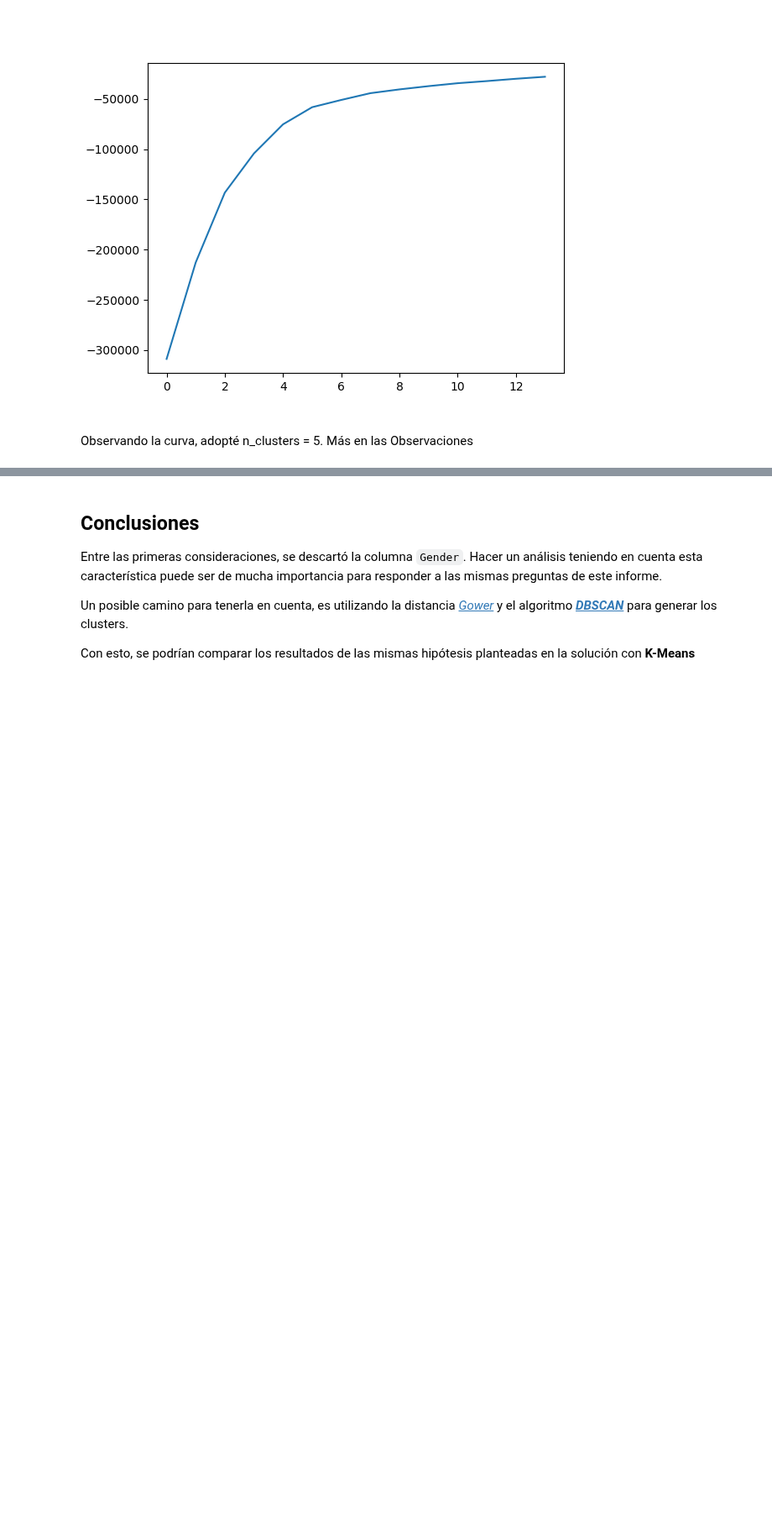
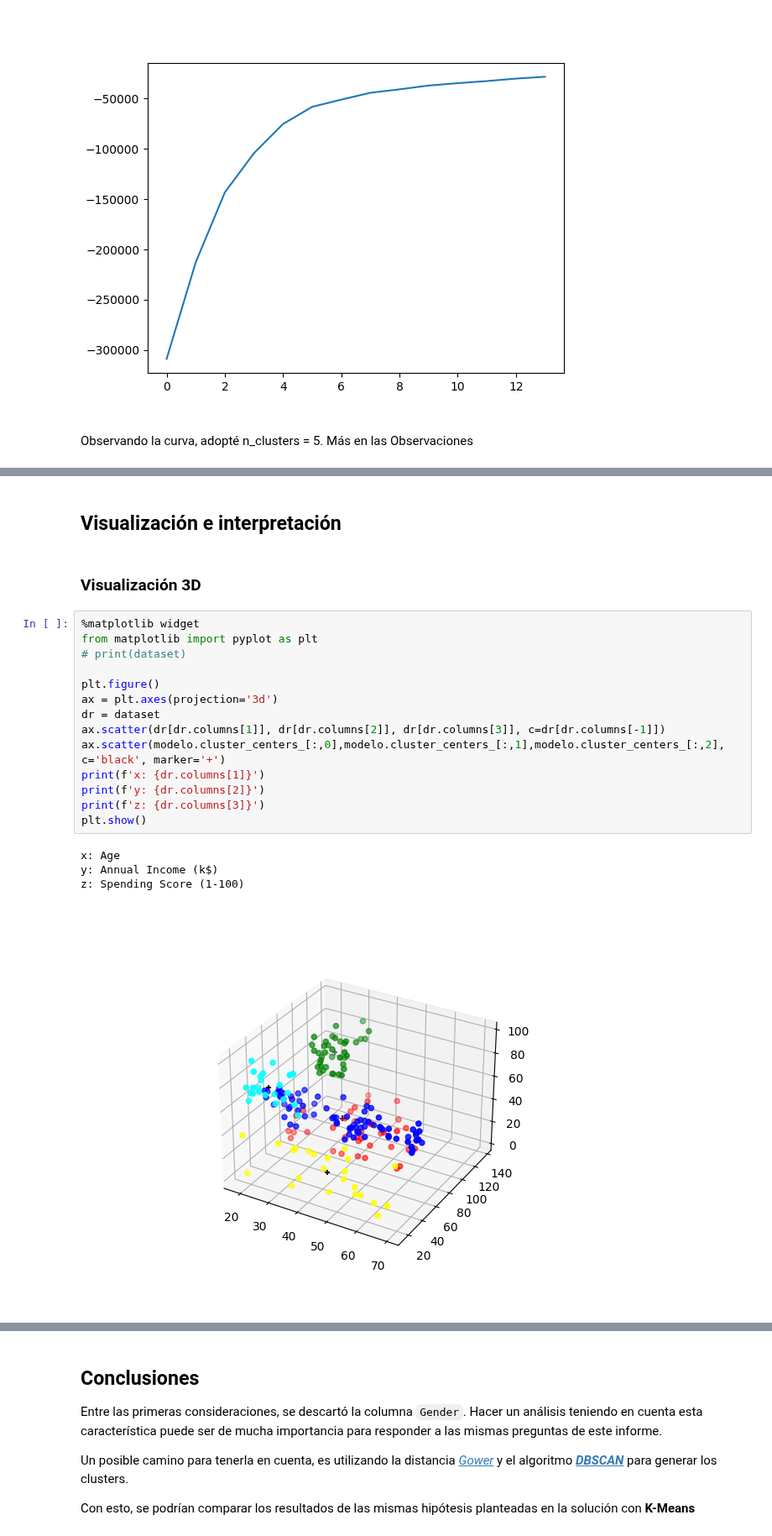
Before and after one commit to allanes/curso_aprendizaje_autom_tp2, a Jupyter notebook: ejercicio1.ipynb, the cells around one changed output, grey strips where cells are left out. Shown at 84% size. Saved outputs shown, nothing was run; the diff lists cells and outputs as text; blank space fills up the shorter version.

```diff
--- a/ejercicio1.ipynb
+++ b/ejercicio1.ipynb
@@ -113,0 +140,23 @@ Observando la curva, adopté n_clusters = 5. Más en las Observaciones
+# %% [markdown]
+## Visualización e interpretación
+# %% [markdown]
+### Visualización 3D
+# %%
+%matplotlib widget
+from matplotlib import pyplot as plt
+# print(dataset)
+
+plt.figure()
+ax = plt.axes(projection='3d')
+dr = dataset
+ax.scatter(dr[dr.columns[1]], dr[dr.columns[2]], dr[dr.columns[3]], c=dr[dr.columns[-1]])
+ax.scatter(modelo.cluster_centers_[:,0],modelo.cluster_centers_[:,1],modelo.cluster_centers_[:,2], c='black', marker='+')
+print(f'x: {dr.columns[1]}')
+print(f'y: {dr.columns[2]}')
+print(f'z: {dr.columns[3]}')
+plt.show()
+# %% [output]
+x: Age
+y: Annual Income (k$)
+z: Spending Score (1-100)
+[figure, added]
```
Also changed, not shown: parts of 14 cells of this notebook.
